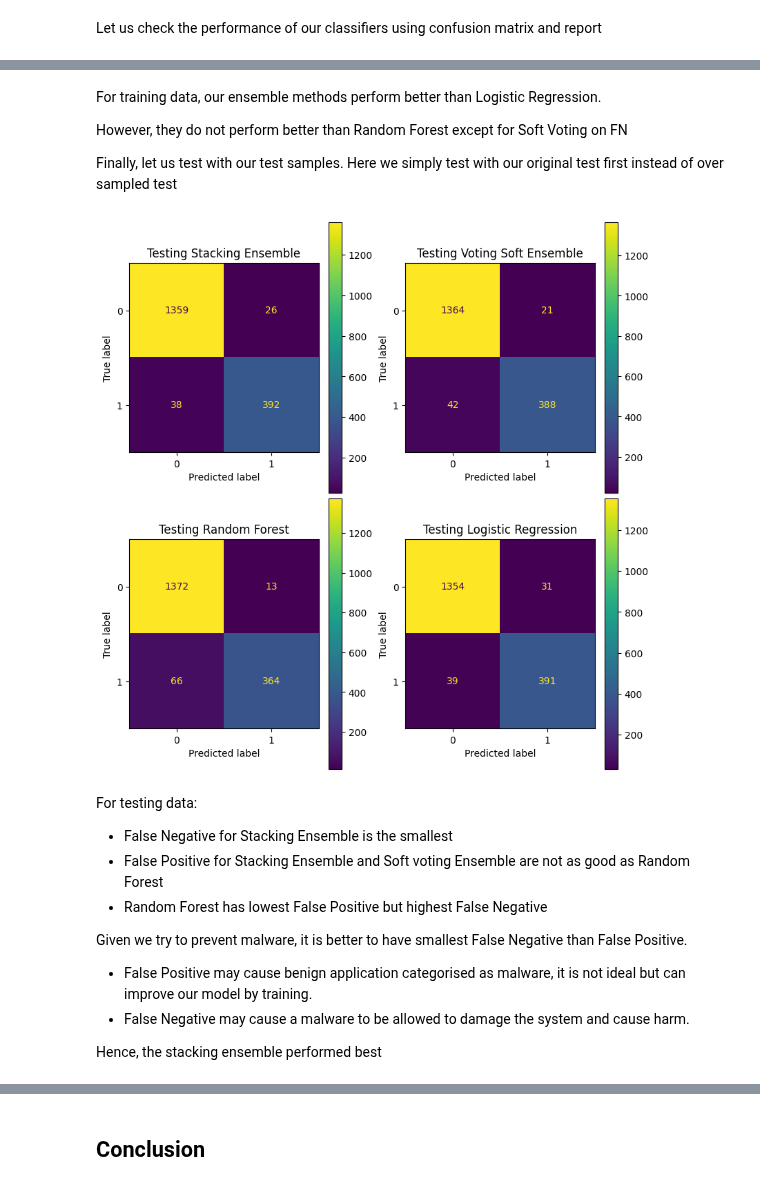
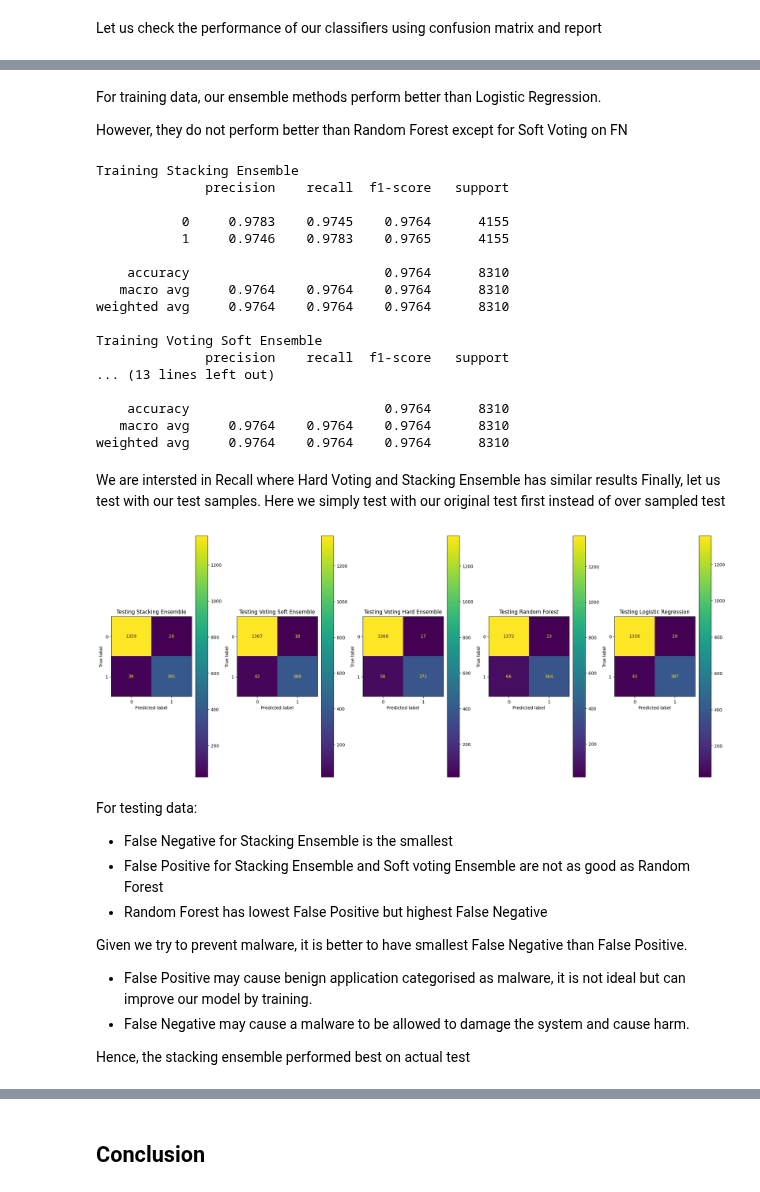
Before and after one commit to raymondsamalo/25S1-C-NYP-ITI111-Applied-Machine-Learning, a Jupyter notebook: AndroidMalwareRaymondSamalo.ipynb, the cells around one changed output, grey strips where cells are left out. Cells and saved outputs as stored; diff of their text form; code cells hidden in the pictures.

```diff
--- a/AndroidMalwareRaymondSamalo.ipynb
+++ b/AndroidMalwareRaymondSamalo.ipynb
@@ -397,14 +442,14 @@ try:
     from imblearn.over_sampling import SMOTE
     print("imblearn package is installed.")
     oversample = SMOTE()
-    over_X, over_y = oversample.fit_resample(X, y)
+    over_X_train, over_y_train = oversample.fit_resample(X_train, y_train)
     print("Oversampling completed.")
-    print(f"Original class distribution:\n{y.value_counts()}")
-    print(f"Oversampled class distribution:\n{over_y.value_counts()}")
+    print(f"Original class distribution:\n{y_train.value_counts()}")
+    print(f"Oversampled class distribution:\n{over_y_train.value_counts()}")
 
     plot_df = pd.DataFrame({
-        'Original': y.value_counts(),
-        'Oversampled': over_y.value_counts()
+        'Original': y_train.value_counts(),
+        'Oversampled': over_y_train.value_counts()
     }).T
     plot_df.plot(kind='bar', stacked=True, rot=0)
     plt.title('Stacked Value Counts of Binary Columns')
@@ -438,13 +479,0 @@ Let's split our data into test and train rows
-# %%
-# Get index of the "malware" column
-from sklearn.model_selection import train_test_split
-# we use our oversampled data
-X_train, X_test, y_train, y_test = train_test_split(
-    X, y, stratify=y, random_state=42)
-over_X_train, over_X_test, over_y_train, over_y_test = train_test_split(
-    over_X, over_y, stratify=over_y, random_state=42)
-
-print(X_train.shape)
-print(X_test.shape)
-print(over_X_train.shape)
-print(over_X_test.shape)
@@ -960,16 +947,48 @@ display_confusion_matrix(fig.add_subplot(2,2,4), rf_clf,  over_X_train, over_y_t
 For training data, our ensemble methods perform better than Logistic Regression.
 
 However, they do not perform better than Random Forest except for Soft Voting on FN
-
-Finally, let us  test with our test samples. Here we simply test with our original test first instead of over sampled test
+# %%
+from sklearn.model_selection import cross_val_predict
+from sklearn.metrics import classification_report
+
+def print_classification_report(the_lr_clf, train_X, train_y, title):
+    pred = cross_val_predict(the_lr_clf, train_X, train_y, cv=5)
+    print(title)
+    print(classification_report(train_y, pred, digits=4))
+
+print_classification_report(st_clf, over_X_train, over_y_train, "Training Stacking Ensemble")
+print_classification_report(v_s_clf, over_X_train, over_y_train, "Training Voting Soft Ensemble")
+print_classification_report(v_h_clf, over_X_train, over_y_train, "Training Voting Hard Ensemble")
+# %% [output]
+Training Stacking Ensemble
+              precision    recall  f1-score   support
+
+           0     0.9783    0.9745    0.9764      4155
+           1     0.9746    0.9783    0.9765      4155
+
+    accuracy                         0.9764      8310
+   macro avg     0.9764    0.9764    0.9764      8310
+weighted avg     0.9764    0.9764    0.9764      8310
+
+Training Voting Soft Ensemble
+              precision    recall  f1-score   support
+... (13 lines left out)
+
+    accuracy                         0.9764      8310
+   macro avg     0.9764    0.9764    0.9764      8310
+weighted avg     0.9764    0.9764    0.9764      8310
+# %% [markdown]
+We are intersted in Recall where  Hard Voting and Stacking Ensemble has similar results
+Finally, let us  test with our test samples. Here we simply test with our original test first instead of over sampled test
 # %%
-fig = plt.figure(figsize=(8, 8),layout='constrained')
-display_confusion_matrix(fig.add_subplot(2,2,1), st_clf, X_test, y_test, "Testing Stacking Ensemble")
-display_confusion_matrix(fig.add_subplot(2,2,2), v_s_clf, X_test, y_test, "Testing Voting Soft Ensemble")
-display_confusion_matrix(fig.add_subplot(2,2,3), rf_clf, X_test, y_test, "Testing Random Forest")
-display_confusion_matrix(fig.add_subplot(2,2,4), lr_clf, X_test, y_test, "Testing Logistic Regression")
+fig = plt.figure(figsize=(20, 8),layout='constrained')
+display_confusion_matrix(fig.add_subplot(1,5,1), st_clf, X_test, y_test, "Testing Stacking Ensemble")
+display_confusion_matrix(fig.add_subplot(1,5,2), v_s_clf, X_test, y_test, "Testing Voting Soft Ensemble")
+display_confusion_matrix(fig.add_subplot(1,5,3), v_h_clf, X_test, y_test, "Testing Voting Hard Ensemble")
+display_confusion_matrix(fig.add_subplot(1,5,4), rf_clf, X_test, y_test, "Testing Random Forest")
+display_confusion_matrix(fig.add_subplot(1,5,5), lr_clf, X_test, y_test, "Testing Logistic Regression")
 # %% [output]
-[figure, old version]
+[figure, new version]
 # %% [markdown]
 
 For testing data:
@@ -981,4 +1000,4 @@ Given we try to prevent malware, it is better to have smallest False Negative th
 - False Positive may cause benign application categorised as malware, it is not ideal but can improve our model by training.
 - False Negative may cause a malware to be allowed to damage the system and cause harm.
 
-Hence, the stacking ensemble performed best
+Hence, the stacking ensemble performed best on actual test
```
Also changed, not shown: parts of 28 cells of this notebook.
